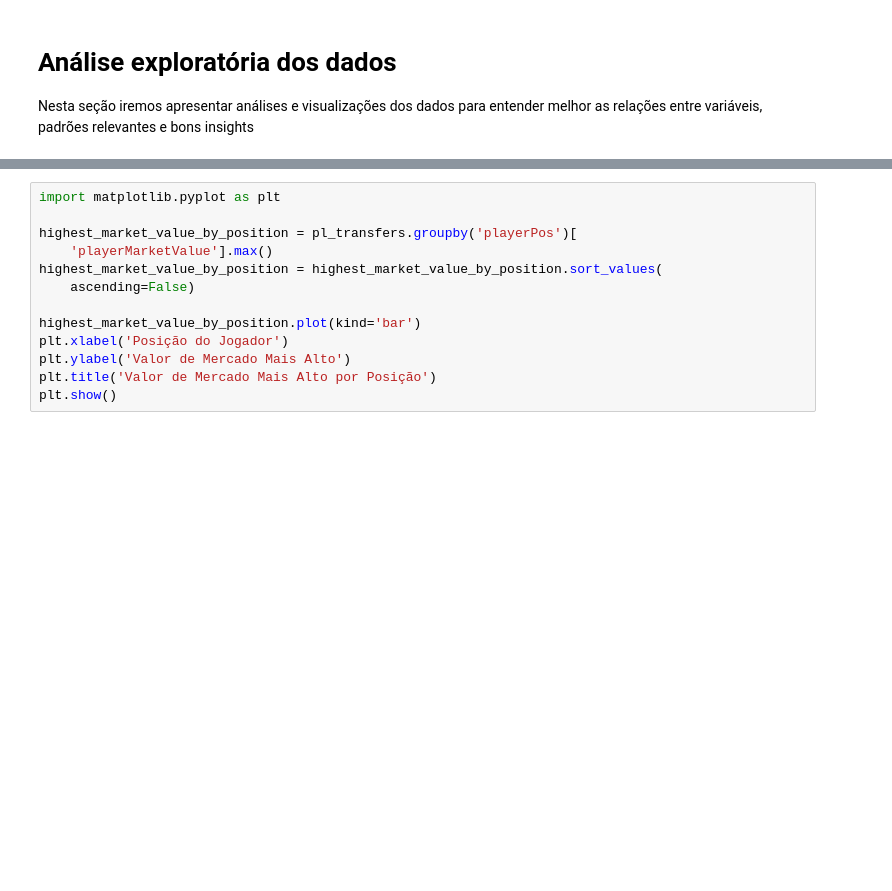
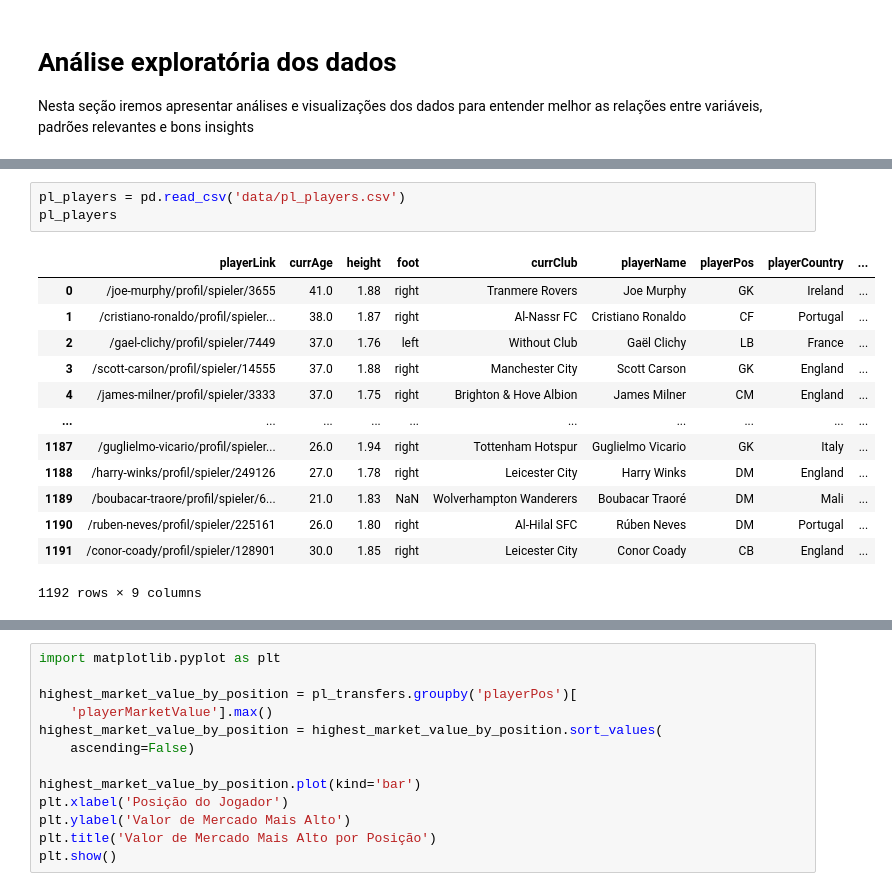
Before and after one commit to gabrielmmf/previsao-de-valores-de-mercado, a Jupyter notebook: EDA.ipynb, the cells around one changed output, grey strips where cells are left out. Saved outputs shown, nothing was run; the diff lists cells and outputs as text; blank space fills up the shorter version.

```diff
--- a/EDA.ipynb
+++ b/EDA.ipynb
@@ -81,0 +82,17 @@ pl_transfers_in
+# %%
+pl_players = pd.read_csv('data/pl_players.csv')
+pl_players
+# %% [output]
+|  | playerLink | currAge | height | foot | currClub | playerName | playerPos | playerCountry | ... |
+| 0 | /joe-murphy/profil/spieler/3655 | 41.0 | 1.88 | right | Tranmere Rovers | Joe Murphy | GK | Ireland | ... |
+| 1 | /cristiano-ronaldo/profil/spieler... | 38.0 | 1.87 | right | Al-Nassr FC | Cristiano Ronaldo | CF | Portugal | ... |
+| 2 | /gael-clichy/profil/spieler/7449 | 37.0 | 1.76 | left | Without Club | Gaël Clichy | LB | France | ... |
+| 3 | /scott-carson/profil/spieler/14555 | 37.0 | 1.88 | right | Manchester City | Scott Carson | GK | England | ... |
+| 4 | /james-milner/profil/spieler/3333 | 37.0 | 1.75 | right | Brighton & Hove Albion | James Milner | CM | England | ... |
+| ... | ... | ... | ... | ... | ... | ... | ... | ... | ... |
+| 1187 | /guglielmo-vicario/profil/spieler... | 26.0 | 1.94 | right | Tottenham Hotspur | Guglielmo Vicario | GK | Italy | ... |
+| 1188 | /harry-winks/profil/spieler/249126 | 27.0 | 1.78 | right | Leicester City | Harry Winks | DM | England | ... |
+| 1189 | /boubacar-traore/profil/spieler/6... | 21.0 | 1.83 | NaN | Wolverhampton Wanderers | Boubacar Traoré | DM | Mali | ... |
+| 1190 | /ruben-neves/profil/spieler/225161 | 26.0 | 1.80 | right | Al-Hilal SFC | Rúben Neves | DM | Portugal | ... |
+| 1191 | /conor-coady/profil/spieler/128901 | 30.0 | 1.85 | right | Leicester City | Conor Coady | CB | England | ... |
+1192 rows × 9 columns
```
Also changed, not shown: parts of 40 cells of this notebook, 12 other files.
